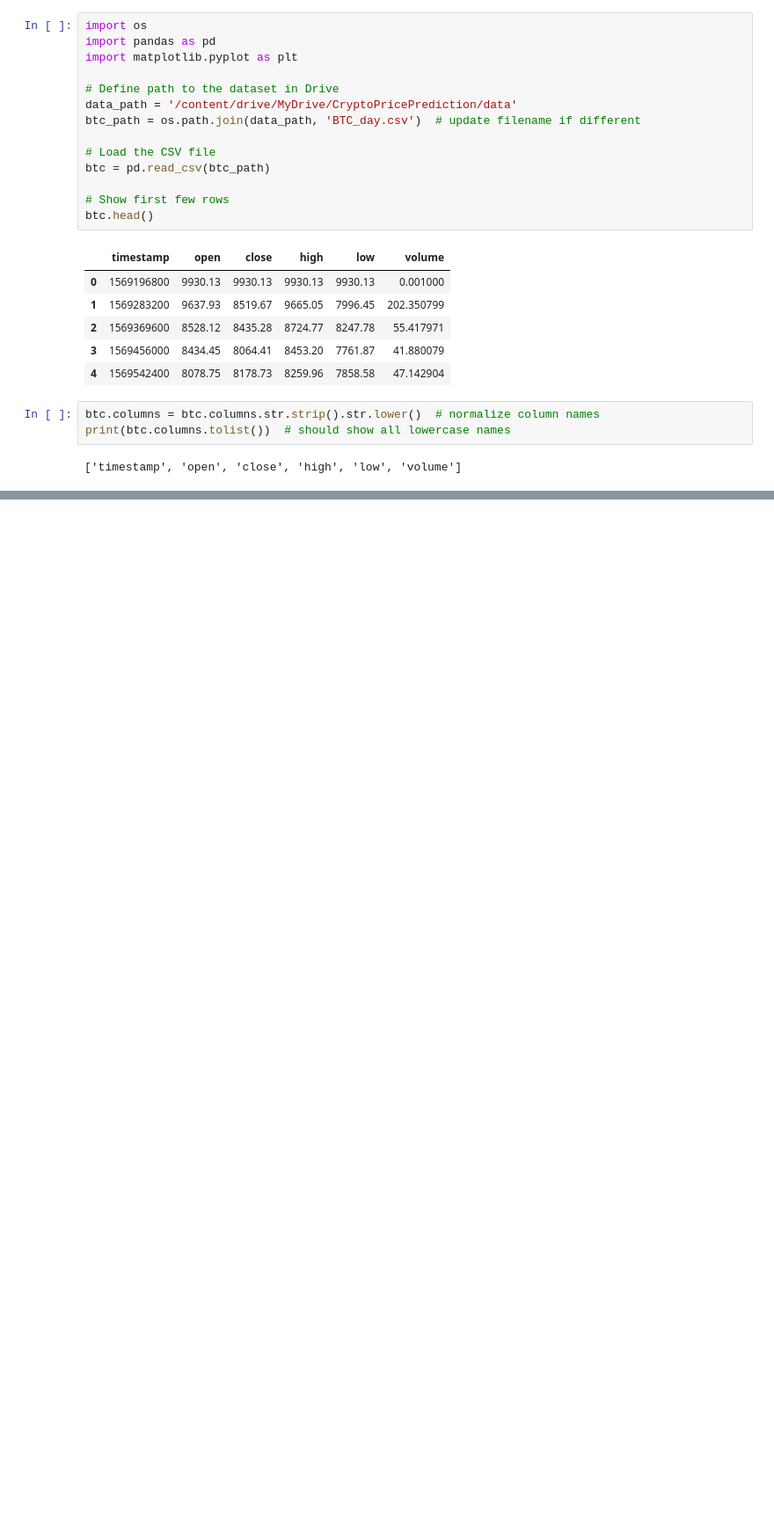
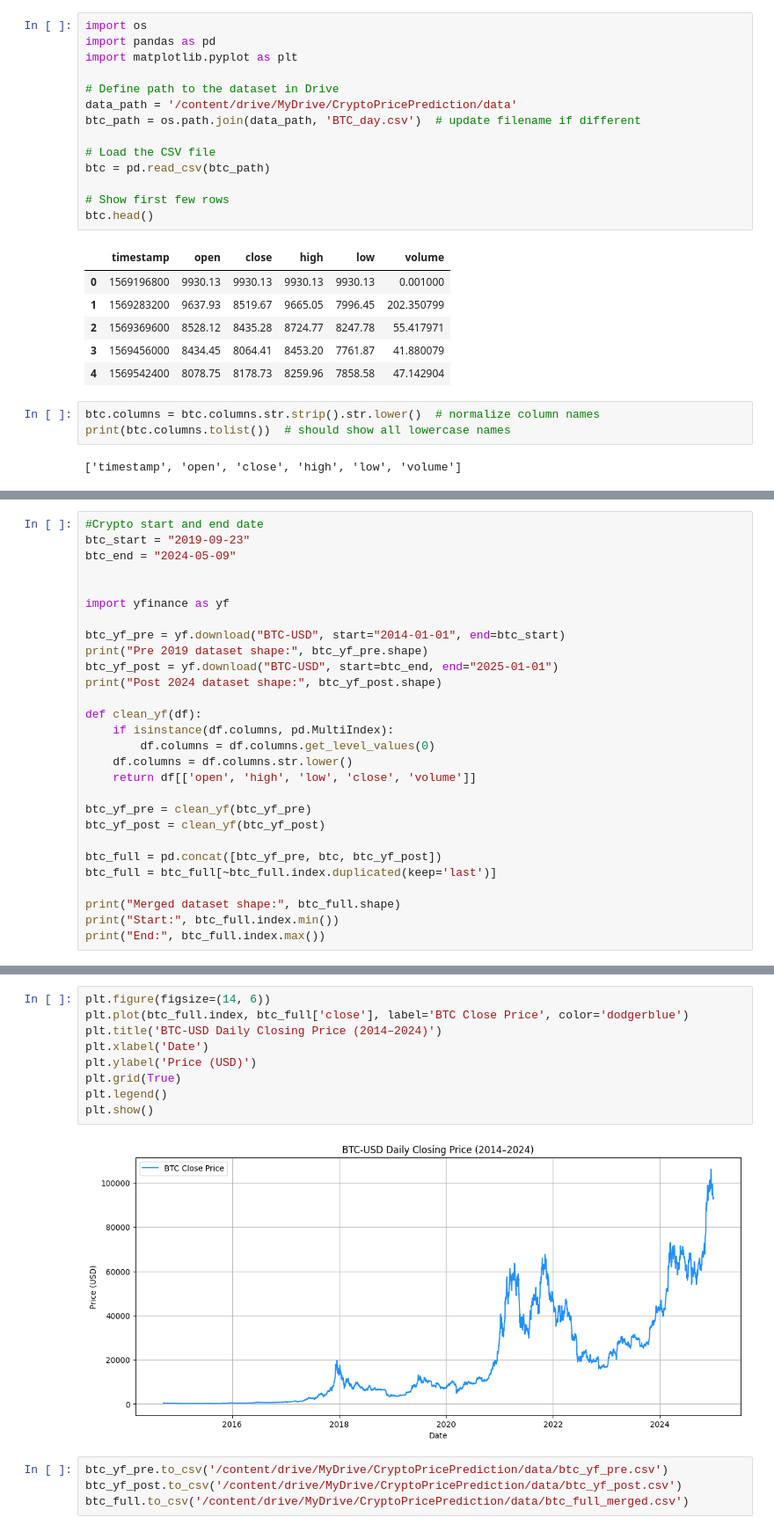
Before and after one commit to Shriniwas21/CryptoPricePrediction, a Jupyter notebook: 01_data_collection_and_eda.ipynb, the cells around one changed output, grey strips where cells are left out. Shown: that part at 88% size. Drawn from its saved outputs; the diff is of its cells as text; blank space fills up the shorter version.

```diff
--- a/01_data_collection_and_eda.ipynb
+++ b/01_data_collection_and_eda.ipynb
@@ -149,0 +103,28 @@ btc_combined['sma_21'] = btc_combined['close'].rolling(window=21).mean()
+# %%
+#Crypto start and end date
+btc_start = "2019-09-23"
+btc_end = "2024-05-09"
+
+
+import yfinance as yf
+
+btc_yf_pre = yf.download("BTC-USD", start="2014-01-01", end=btc_start)
+print("Pre 2019 dataset shape:", btc_yf_pre.shape)
+btc_yf_post = yf.download("BTC-USD", start=btc_end, end="2025-01-01")
+print("Post 2024 dataset shape:", btc_yf_post.shape)
+
+def clean_yf(df):
+    if isinstance(df.columns, pd.MultiIndex):
+        df.columns = df.columns.get_level_values(0)
+    df.columns = df.columns.str.lower()
+    return df[['open', 'high', 'low', 'close', 'volume']]
+
+btc_yf_pre = clean_yf(btc_yf_pre)
+btc_yf_post = clean_yf(btc_yf_post)
+
+btc_full = pd.concat([btc_yf_pre, btc, btc_yf_post])
+btc_full = btc_full[~btc_full.index.duplicated(keep='last')]
+
+print("Merged dataset shape:", btc_full.shape)
+print("Start:", btc_full.index.min())
+print("End:", btc_full.index.max())
@@ -149,0 +139,15 @@ btc_combined['sma_21'] = btc_combined['close'].rolling(window=21).mean()
+# %%
+plt.figure(figsize=(14, 6))
+plt.plot(btc_full.index, btc_full['close'], label='BTC Close Price', color='dodgerblue')
+plt.title('BTC-USD Daily Closing Price (2014–2024)')
+plt.xlabel('Date')
+plt.ylabel('Price (USD)')
+plt.grid(True)
+plt.legend()
+plt.show()
+# %% [output]
+[figure, added]
+# %%
+btc_yf_pre.to_csv('/content/drive/MyDrive/CryptoPricePrediction/data/btc_yf_pre.csv')
+btc_yf_post.to_csv('/content/drive/MyDrive/CryptoPricePrediction/data/btc_yf_post.csv')
+btc_full.to_csv('/content/drive/MyDrive/CryptoPricePrediction/data/btc_full_merged.csv')
```
Also changed, not shown: parts of 21 cells of this notebook.
